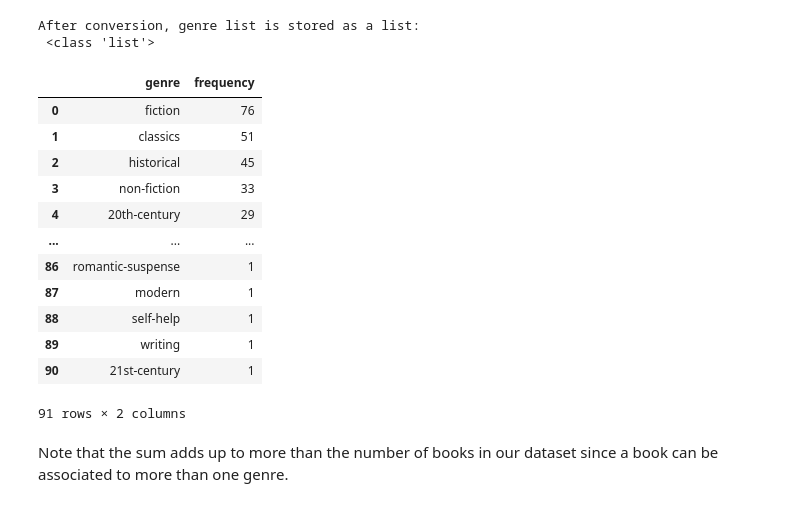
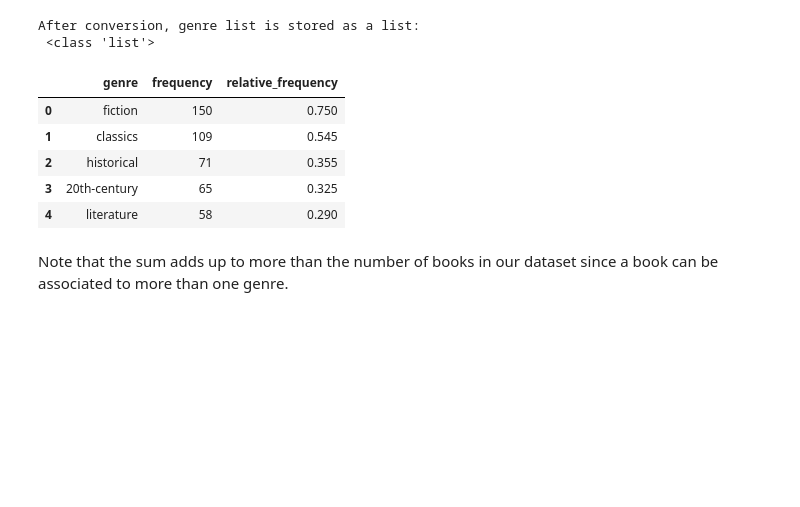
Before and after one commit to pablo-fdz/ITM_hw2, a Jupyter notebook: itm_project2_dictionary_creation_sample.ipynb, the cells around one changed output. Saved outputs shown, nothing was run; the diff lists cells and outputs as text; code cells hidden in the pictures; blank space fills up the shorter version.

```diff
--- a/itm_project2_dictionary_creation_sample.ipynb
+++ b/itm_project2_dictionary_creation_sample.ipynb
@@ -43,6 +37,9 @@ from itertools import chain
 # %%
 # Import sample of books
-df_sample = pd.read_csv('books_and_genres_tim_cleaned_100sample.csv')
+df_sample = pd.read_csv('books_and_genres_tim_cleaned_200sample.csv')
+
+# Drop the language column (all in English)
+df_sample.drop(columns = ['lang'], inplace = True)
 
 df_sample.head()
 # %% [output]
@@ -68,32 +65,28 @@ After conversion, genre list is stored as a list:
 # %%
 # Flatten all genre lists into one list
 all_genres = list(chain.from_iterable(df_sample['genres']))
 
 # Use Counter to get frequencies
 genre_counter = Counter(all_genres)
 
 # Convert the counter to a data frame
 genre_df = pd.DataFrame(list(genre_counter.items()), columns=['genre', 'frequency'])
 
+# Compute relative frequency of book genres
+genre_df['relative_frequency'] = genre_df['frequency'] / len(df_sample)
+
 # Sort the data frame by frequency (highest first)
 genre_df = genre_df.sort_values(by='frequency', ascending=False).reset_index(drop = True)
 
 # Display data frame
-genre_df
+genre_df.head()
 # %% [output]
-|  | genre | frequency |
-| 0 | fiction | 76 |
-| 1 | classics | 51 |
-| 2 | historical | 45 |
-| 3 | non-fiction | 33 |
-| 4 | 20th-century | 29 |
-| ... | ... | ... |
-| 86 | romantic-suspense | 1 |
-| 87 | modern | 1 |
-| 88 | self-help | 1 |
-| 89 | writing | 1 |
-| 90 | 21st-century | 1 |
+|  | genre | frequency | relative_frequency |
+| 0 | fiction | 150 | 0.750 |
+| 1 | classics | 109 | 0.545 |
+| 2 | historical | 71 | 0.355 |
+| 3 | 20th-century | 65 | 0.325 |
+| 4 | literature | 58 | 0.290 |
-91 rows × 2 columns
 # %% [markdown]
 Note that the sum adds up to more than the number of books in our dataset since a book can be associated to more than one genre.
 # %% [markdown]
```
Also changed, not shown: parts of 28 cells of this notebook, 3 other files.
